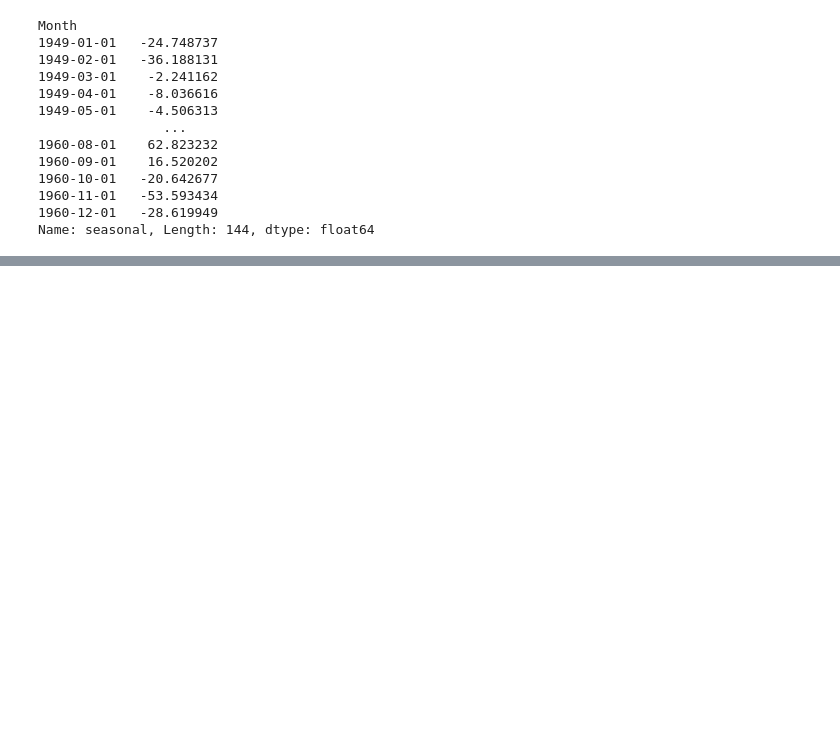
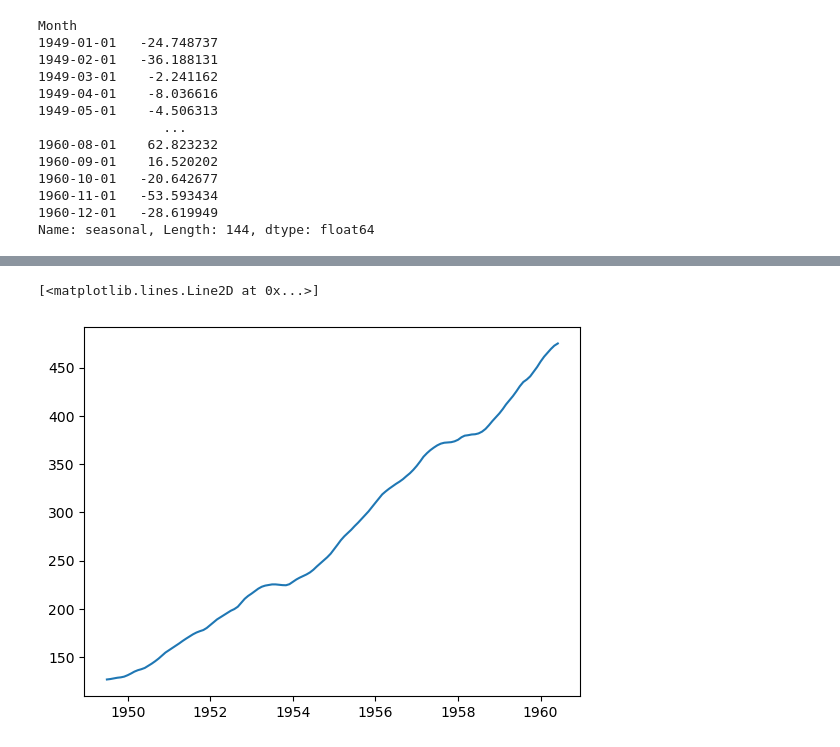
Before and after one commit to aluiziodev/DATA-SCIENCE, a Jupyter notebook: SERIES TEMPORAIS/decomp.ipynb, the cells around one changed output, grey strips where cells are left out. Saved outputs shown, nothing was run; the diff lists cells and outputs as text; code cells hidden in the pictures; blank space fills up the shorter version.

```diff
--- a/SERIES TEMPORAIS/decomp.ipynb
+++ b/SERIES TEMPORAIS/decomp.ipynb
@@ -69,0 +92,5 @@ Name: seasonal, Length: 144, dtype: float64
+# %%
+plt.plot(tendencia)
+# %% [output]
+[<matplotlib.lines.Line2D at 0x...>]
+[figure, added]
```
Also changed, not shown: parts of 4 cells of this notebook, 1 other file.
